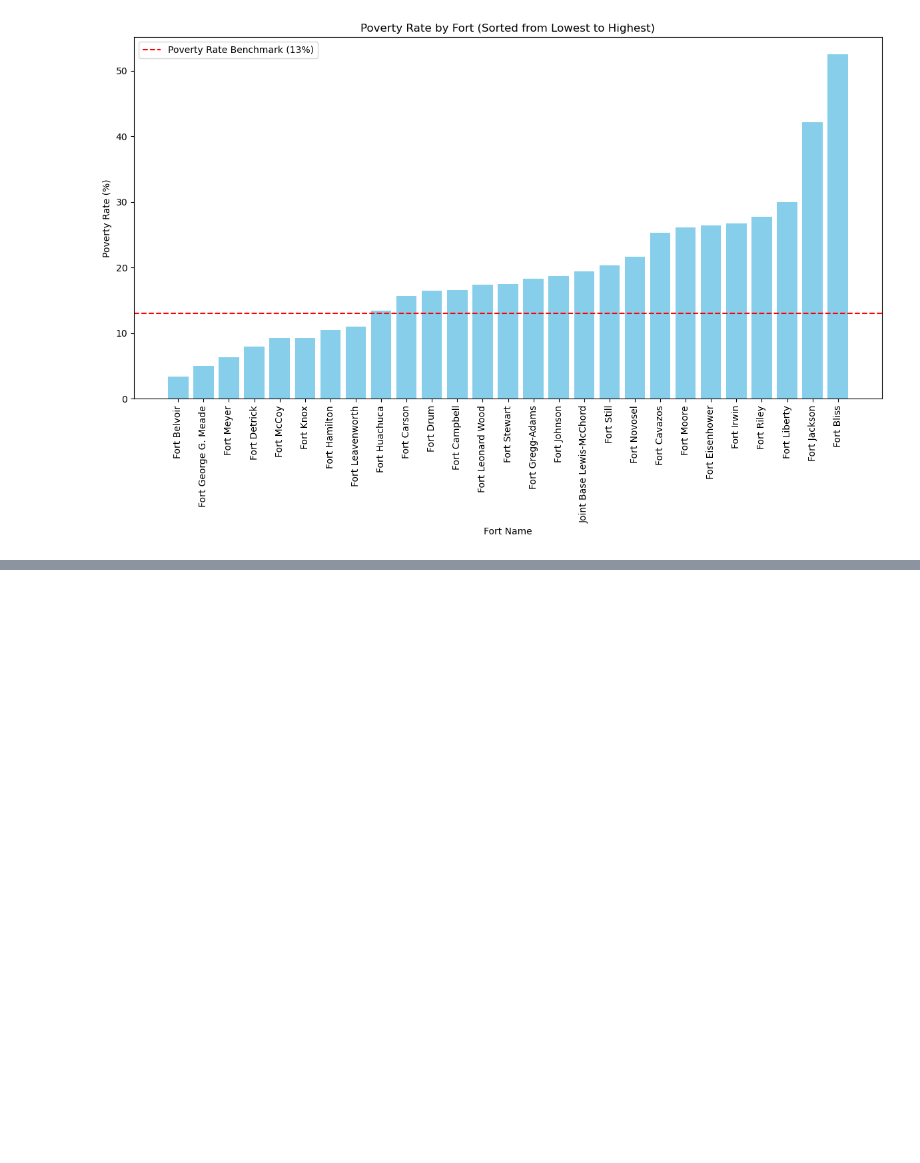
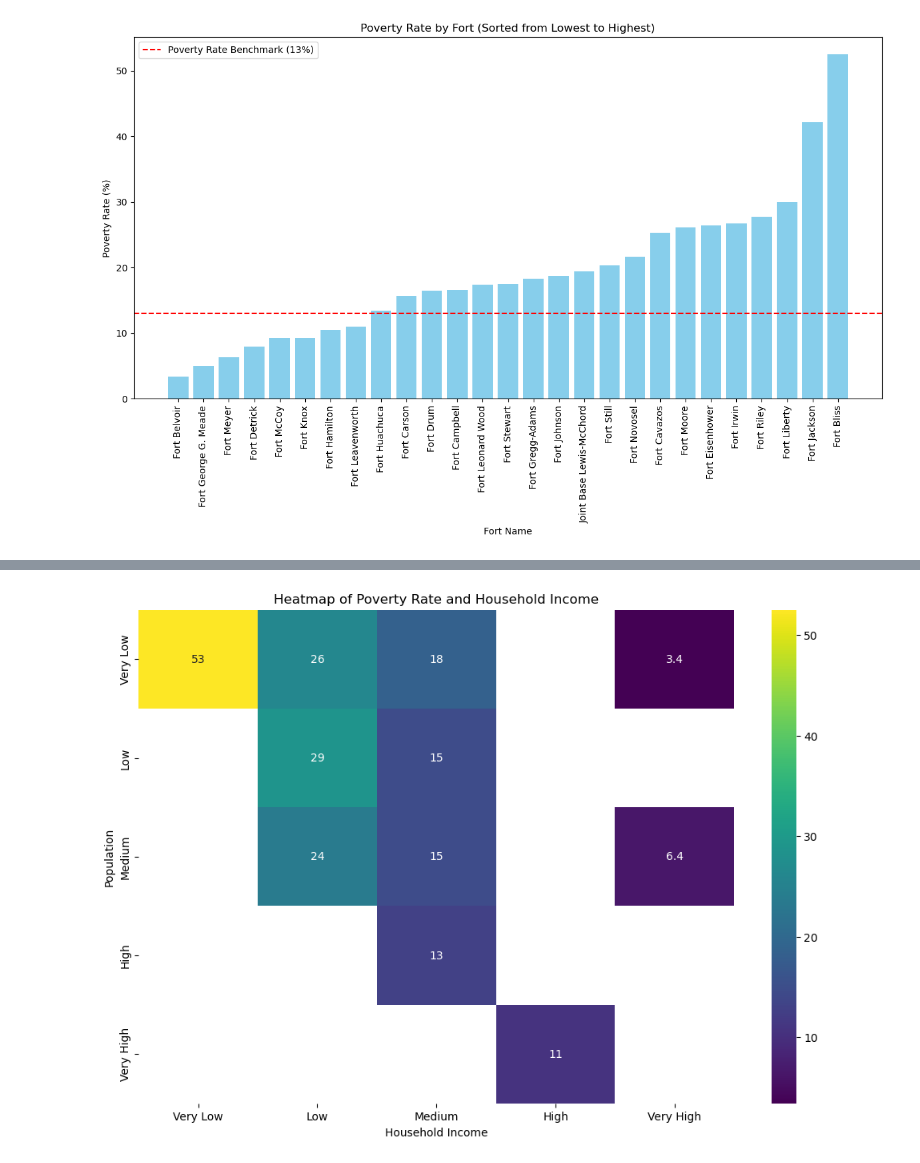
Before and after one commit to snystrom-github/Group8_Project1, a Jupyter notebook: Project_File_Final - Martin.ipynb, the cells around one changed output, grey strips where cells are left out. Drawn from its saved outputs; the diff is of its cells as text; code cells hidden in the pictures; blank space fills up the shorter version.

```diff
--- a/Project_File_Final - Martin.ipynb
+++ b/Project_File_Final - Martin.ipynb
@@ -448,0 +413,33 @@ plt.show()
+# %%
+import seaborn as sns
+import matplotlib.pyplot as plt
+import pandas as pd
+
+# Define bins for Population and Household Income
+population_bins = [0, 15000, 30000, 45000, 60000, census_pd["Population"].max()]
+income_bins = [0, 30000, 50000, 70000, 90000, census_pd["Household Income"].max()]
+
+# Create labels for each bin range
+population_labels = ["Very Low", "Low", "Medium", "High", "Very High"]
+income_labels = ["Very Low", "Low", "Medium", "High", "Very High"]
+
+# Add new columns with binned categories for Population and Household Income
+census_pd["Population Bin"] = pd.cut(census_pd["Population"], bins=population_bins, labels=population_labels)
+census_pd["Income Bin"] = pd.cut(census_pd["Household Income"], bins=income_bins, labels=income_labels)
+
+# Create a pivot table using the binned columns
+pivot_data = census_pd.pivot_table(
+    values="Poverty Rate (%)",
+    index="Population Bin",
+    columns="Income Bin",
+    aggfunc="mean"
+)
+
+# Plot the heatmap with the 'viridis' colormap
+plt.figure(figsize=(12, 8))
+sns.heatmap(pivot_data, cmap="viridis", annot=True)
+plt.title("Heatmap of Poverty Rate and Household Income")
+plt.xlabel("Household Income")
+plt.ylabel("Population")
+plt.show()
+# %% [output]
@@ -448,0 +447 @@ plt.show()
+[figure, added]
```
Also changed, not shown: parts of 12 cells of this notebook, 3 other files.
